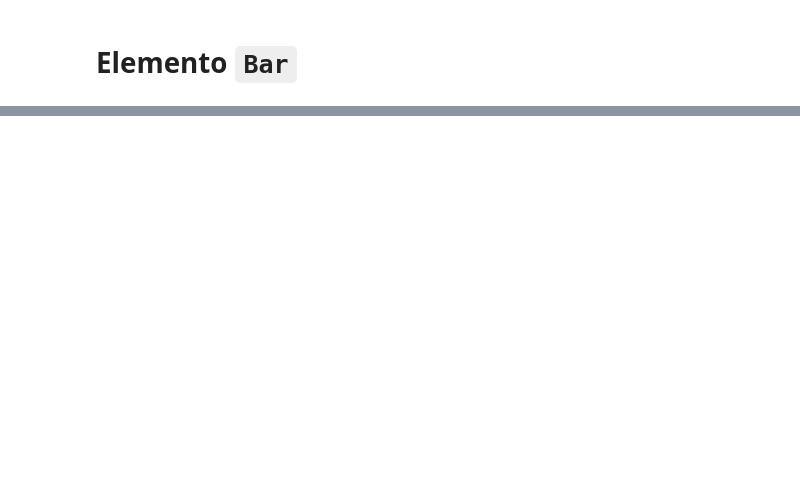
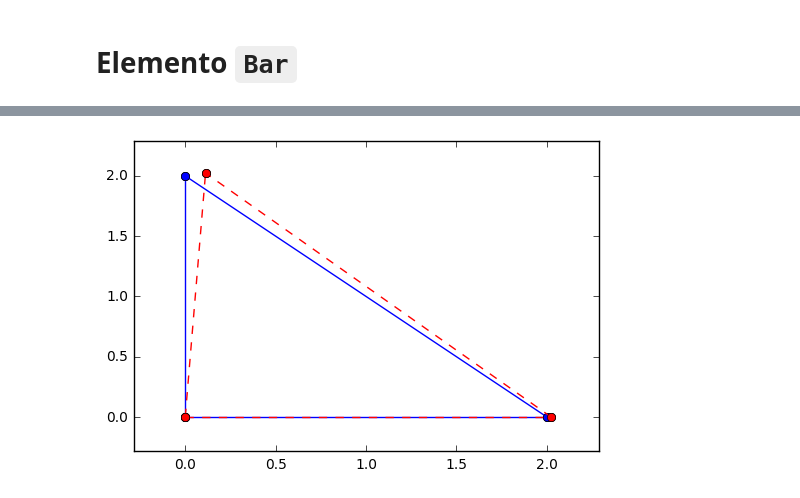
Before and after one commit to JorgeDeLosSantos/nusa, a Jupyter notebook: docs/nusa-info/es/truss-element.ipynb, the cells around one changed output, grey strips where cells are left out. Drawn from its saved outputs; the diff is of its cells as text; code cells hidden in the pictures; blank space fills up the shorter version.

```diff
--- a/docs/nusa-info/es/truss-element.ipynb
+++ b/docs/nusa-info/es/truss-element.ipynb
@@ -74,0 +58,4 @@ NODAL DISPLACEMENTS
+# %%
+m.plot_deformed_shape()
+# %% [output]
+[figure, added]
```
Also changed, not shown: parts of 7 cells of this notebook, 3 other files.
